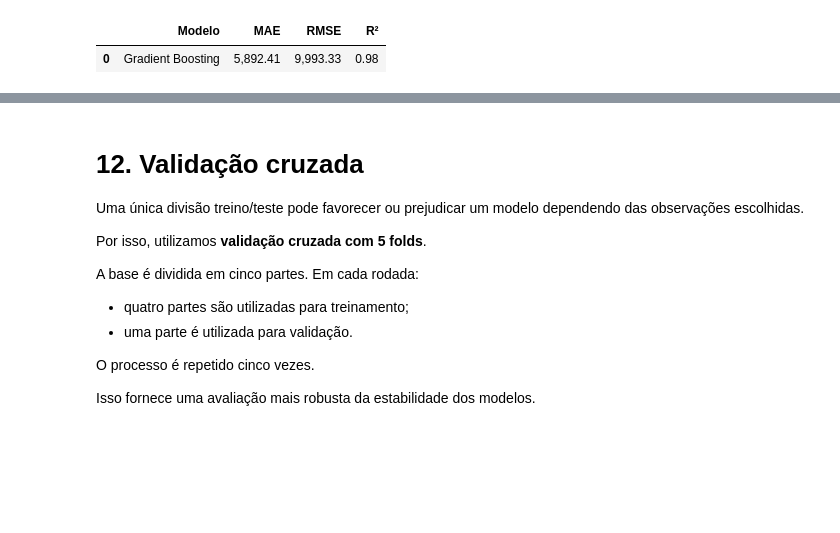
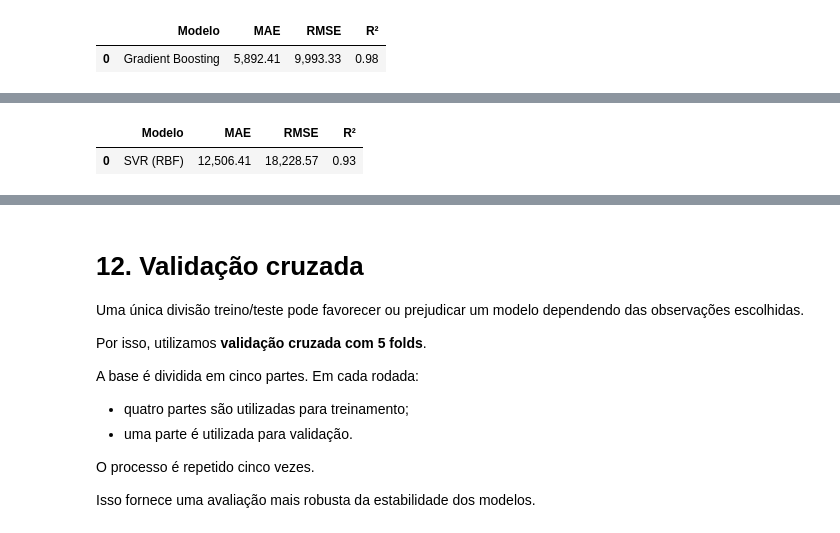
Before and after one commit to KevinSS456/farmtech-solutions-2.0, a Jupyter notebook: notebook/pbl_fase5.ipynb, the cells around one changed output, grey strips where cells are left out. Drawn from its saved outputs; the diff is of its cells as text; code cells hidden in the pictures; blank space fills up the shorter version.

```diff
--- a/notebook/pbl_fase5.ipynb
+++ b/notebook/pbl_fase5.ipynb
@@ -1694,0 +1686,35 @@ Eles deverão seguir exatamente o mesmo padrão:
+# %%
+from sklearn.svm import SVR
+from sklearn.compose import TransformedTargetRegressor
+
+regressor_svr = TransformedTargetRegressor(
+    regressor=SVR(
+        kernel="rbf",
+        C=100,
+        epsilon=0.1,
+        gamma="scale"
+    ),
+    transformer=StandardScaler()
+)
+
+pipeline_svr = Pipeline(
+    steps=[
+        ("preprocessamento", preprocessador),
+        ("modelo", regressor_svr)
+    ]
+)
+
+pipeline_svr.fit(X_train, y_train)
+
+pred_svr = pipeline_svr.predict(X_test)
+
+resultado_svr = avaliar_regressao(
+    "SVR (RBF)",
+    y_test,
+    pred_svr
+)
+
+display(pd.DataFrame([resultado_svr]).round(4))
+# %% [output]
+|  | Modelo | MAE | RMSE | R² |
+| 0 | SVR (RBF) | 12,506.41 | 18,228.57 | 0.93 |
```
Also changed, not shown: parts of 29 cells of this notebook.
